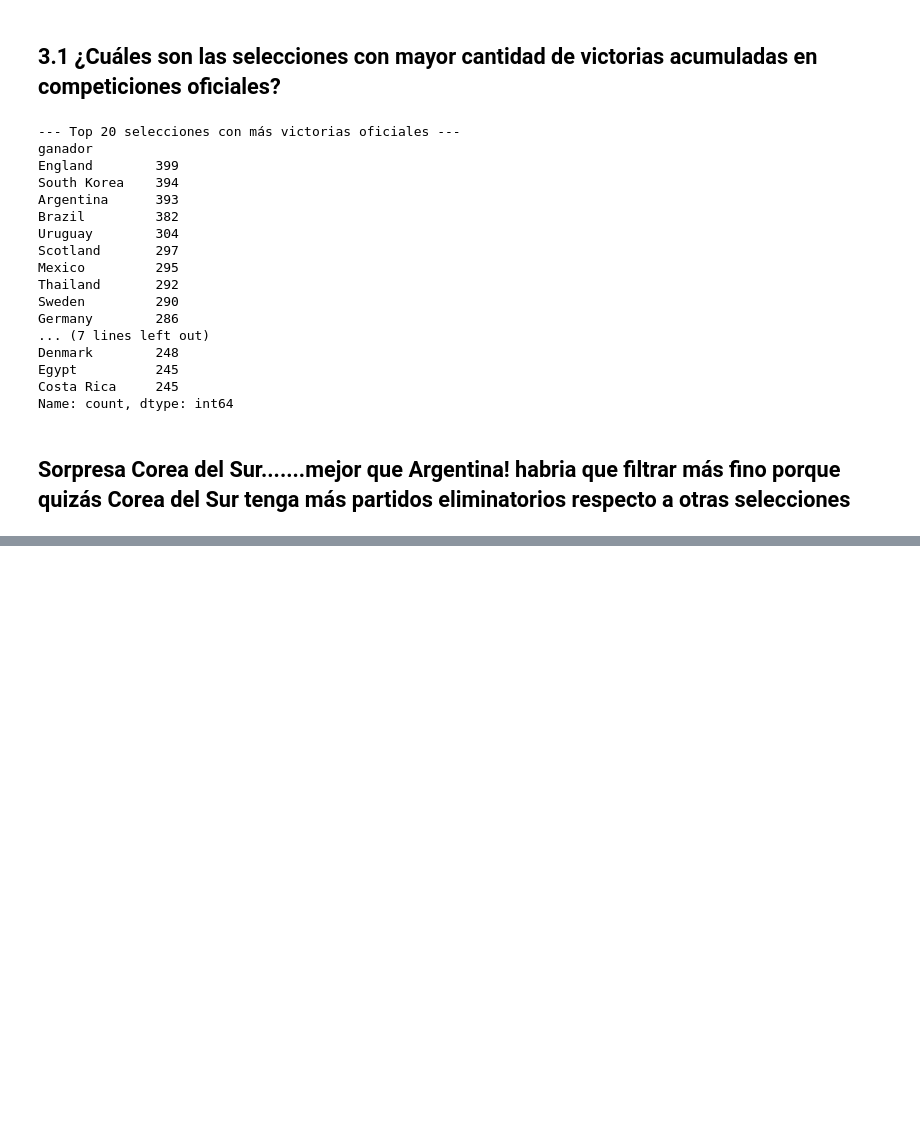
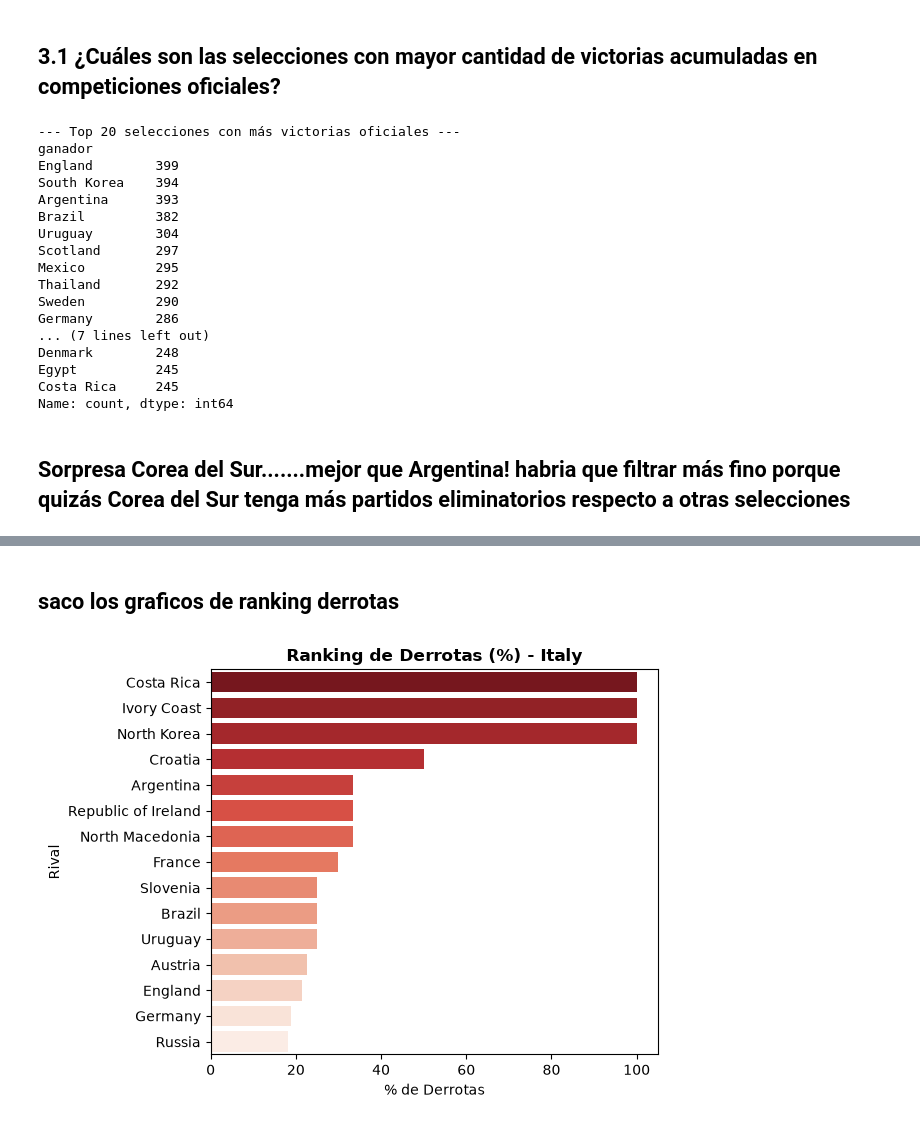
Before and after one commit to fabrimori-rgb/EDA_Fab, a Jupyter notebook: analisis_futbol_limpio.ipynb, the cells around one changed output, grey strips where cells are left out. Cells and saved outputs as stored; diff of their text form; code cells hidden in the pictures; blank space fills up the shorter version.

```diff
--- a/analisis_futbol_limpio.ipynb
+++ b/analisis_futbol_limpio.ipynb
@@ -797,0 +848,5 @@ plt.show()
+# %%
+# comparo la columna goles en contra vs a favor, si son > ma da un True
+# el True/Felse lo paso a int 1 (si derrota) o 0 (si victoria) con astype(int)
+
+df_unificado["derrota"] = (df_unificado["goles_contra"]>df_unificado["goles_favor"]).astype(int)
@@ -797,0 +878,13 @@ plt.show()
+# %%
+def ranking_derrotas(nombre_seleccion):
+    sub = df_unificado[df_unificado["seleccion"] == nombre_seleccion] # filtro solo por el pais buscado
+
+    resumen = (
+      sub.groupby("rival")["derrota"]
+      .agg(derrotas="sum", total_partidos="count")
+      .reset_index()
+    )
+
+    resumen["%_derrotas"] = ((resumen["derrotas"] / resumen["total_partidos"])*100).round(1)
+
+    return resumen.sort_values(by="%_derrotas", ascending=False, ignore_index=True).head(15)
@@ -797,0 +955,2 @@ plt.show()
+# %% [markdown]
+## saco los graficos de ranking derrotas
@@ -797,0 +960,42 @@ plt.show()
+# %%
+def ranking_derrotas(nombre_seleccion):
+    sub = df_unificado[df_unificado["seleccion"] == nombre_seleccion]
+
+    resumen = (
+        sub.groupby("rival")["derrota"]
+        .agg(derrotas="sum", total_partidos="count")
+        .reset_index()
+    )
+
+    resumen["%_derrotas"] = (
+        resumen["derrotas"] / resumen["total_partidos"] * 100
+    ).round(1)
+
+    return resumen.sort_values(
+        by="%_derrotas", ascending=False, ignore_index=True
+    ).head(15)
+
+
+nombre_seleccion = "Italy"  # Cambia por la selección que quieras
+resultado = ranking_derrotas(nombre_seleccion).sort_values(
+    "%_derrotas", ascending=False
+)
+orden_rivales = resultado["rival"].tolist()
+
+sns.barplot(
+    data=resultado,
+    x="%_derrotas",
+    y="rival",
+    order=orden_rivales,
+    hue="rival",
+    palette="Reds_r",
+    legend=False,
+)
+
+plt.title(f"Ranking de Derrotas (%) - {nombre_seleccion}", fontweight="bold")
+plt.xlabel("% de Derrotas")
+plt.ylabel("Rival")
+plt.tight_layout()
+plt.show()
+# %% [output]
+[figure, added]
```
Also changed, not shown: parts of 20 cells of this notebook.
